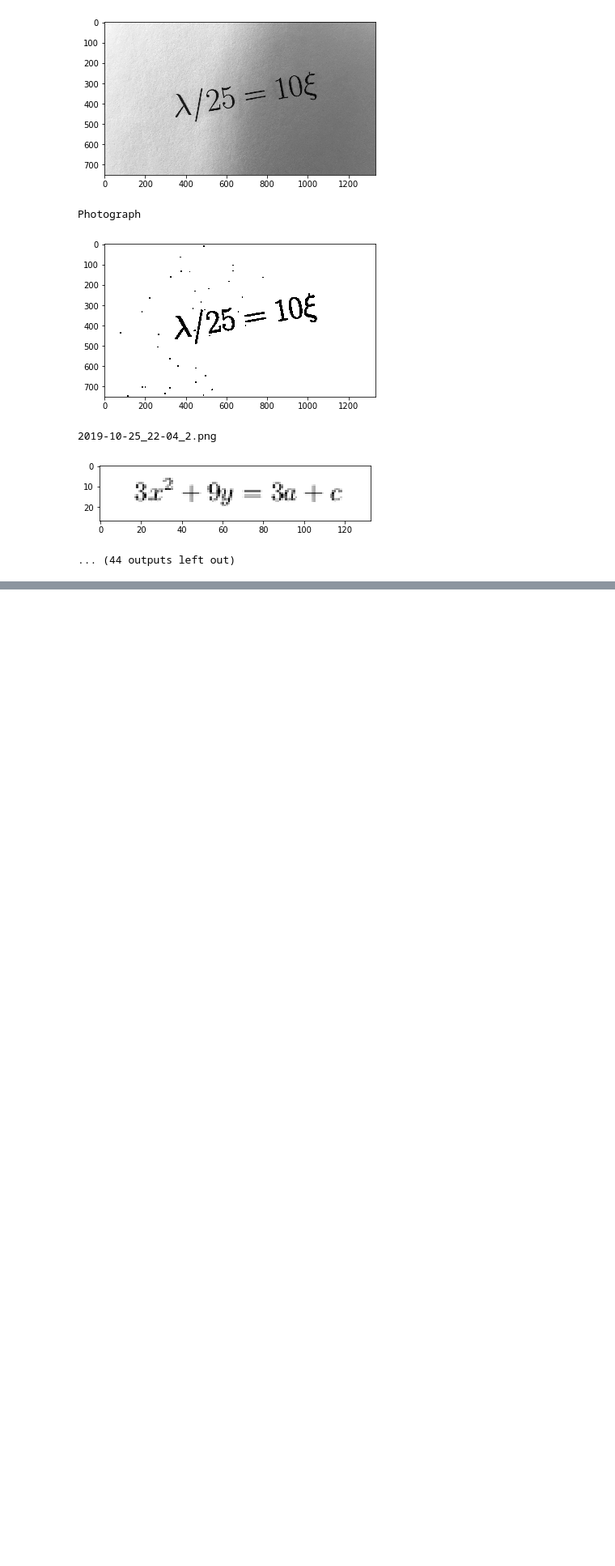
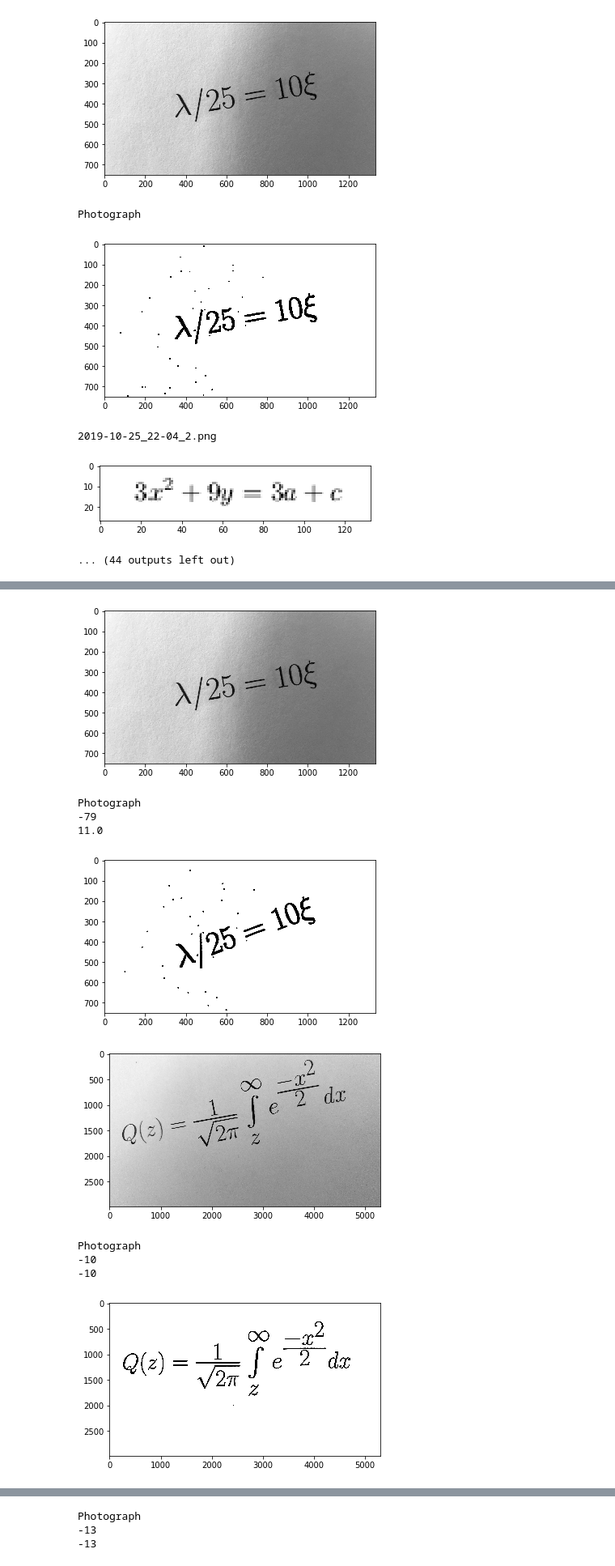
Before and after one commit to SrikarMannepalli/LaTeX-Generation-from-Printed-Equations, a Jupyter notebook: src/binarization.ipynb, the cells around one changed output, grey strips where cells are left out. Shown at 81% size. Drawn from its saved outputs; the diff is of its cells as text; code cells hidden in the pictures; blank space fills up the shorter version.

Commit message:
skew correction

```diff
--- a/src/binarization.ipynb
+++ b/src/binarization.ipynb
@@ -122,0 +98,52 @@ Angle is -9.554289672401765
+# %%
+def skew_correct(im):
+    im = ~im
+    edges = canny(im, sigma=7)
+
+    h, theta, d = hough_line(edges)
+    h, theta, d = hough_line_peaks(h, theta, d, min_distance=0, min_angle=0, num_peaks=4)
+
+    theta = [int(round(math.degrees(t))) for t in theta]
+    if len(list(set(theta))) == 4:
+        dominant_orientation = theta[0]
+    else:
+        dominant_orientation = max(theta, key = theta.count)
+
+    # The dominant orientation will be detected as the complement of the
+    # skewing angle. Subtract 90 degrees to get the deskewing angle.
+    # (Subtracting from 90 gets the skewing angle. Deskewing angle is the
+    # negative of that.)
+    deskewing_angle = dominant_orientation - 90
+    print(deskewing_angle)
+
+    # Limit angle  to -45  to 45
+    while abs(deskewing_angle) > 45:
+        deskewing_angle = deskewing_angle - (abs(deskewing_angle)/deskewing_angle) * 90
+
+    print(deskewing_angle)
+    # Perform the deskewing
+    deskew_img = rotate(im, deskewing_angle, mode='constant', cval=0, preserve_range=True, clip=True)
+
+    return  ~deskew_img.astype(np.uint8)
+directory = "../input/"
+for filename in os.listdir("../input/"):
+    try:
+        img_name = os.path.join(directory, filename)
+        img = cv2.imread(img_name,0)
+        plt.imshow(img,cmap="gray")
+        plt.show()
+        plt.imshow(skew_correct(binarize_input(img)),cmap="gray")
+        plt.show()
+    except:
+        pass
+# %% [output]
+[figure, added]
+Photograph
+-79
+11.0
+[figure, added]
+[figure, added]
+Photograph
+-10
+-10
+[figure, added]
@@ -122,0 +151,3 @@ Angle is -9.554289672401765
+Photograph
+-13
+-13
```
Also changed, not shown: parts of 3 cells of this notebook.
